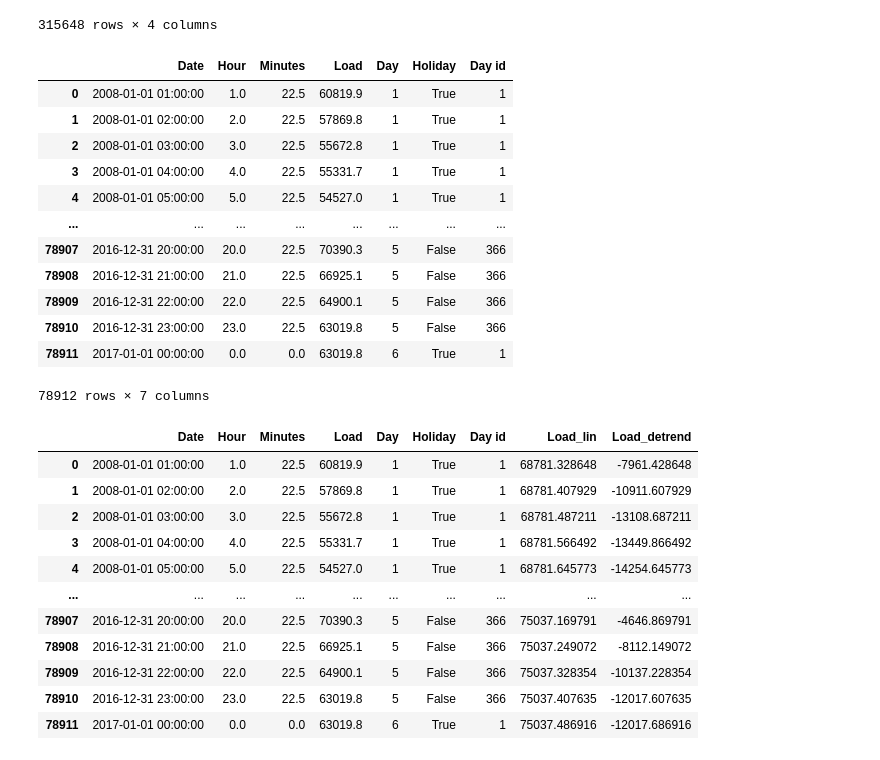
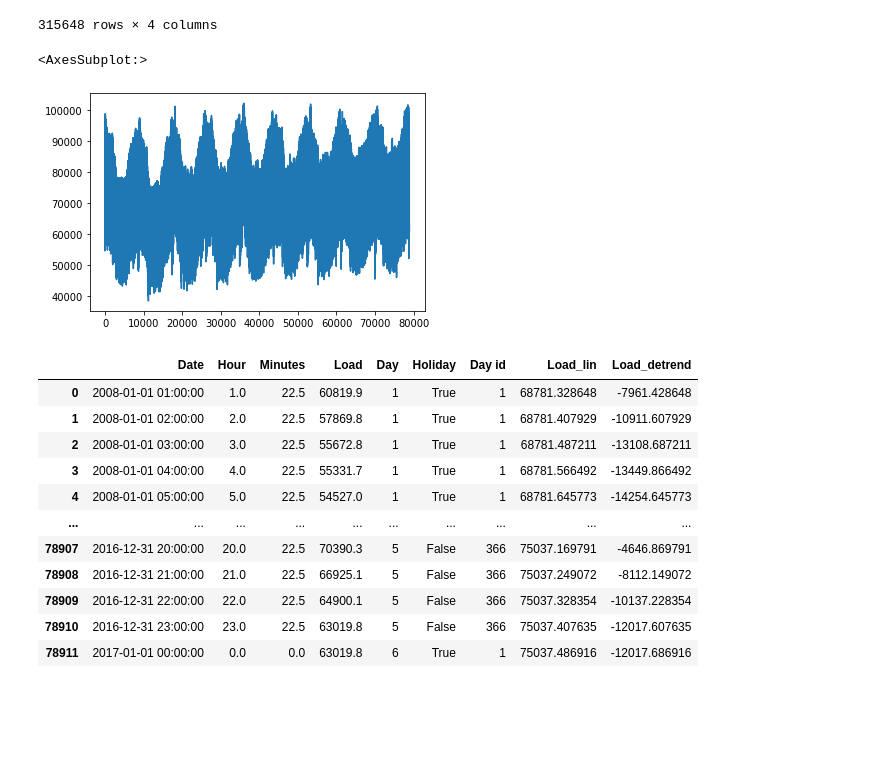
Before and after one commit to BleakHeart/Report-2, a Jupyter notebook: src/poland_fest.ipynb, the cells around one changed output. Saved outputs shown, nothing was run; the diff lists cells and outputs as text; code cells hidden in the pictures; blank space fills up the shorter version.

```diff
--- a/src/poland_fest.ipynb
+++ b/src/poland_fest.ipynb
@@ -38,22 +39,11 @@ Electric
 # %%
 df = resampling_data(Electric)
 
 df = df[~df.Load.isna()].reset_index(drop=True)
-df
+df['Load'].plot()
 # %% [output]
-|  | Date | Hour | Minutes | Load | Day | Holiday | Day id |
-| 0 | 2008-01-01 01:00:00 | 1.0 | 22.5 | 60819.9 | 1 | True | 1 |
-| 1 | 2008-01-01 02:00:00 | 2.0 | 22.5 | 57869.8 | 1 | True | 1 |
-| 2 | 2008-01-01 03:00:00 | 3.0 | 22.5 | 55672.8 | 1 | True | 1 |
-| 3 | 2008-01-01 04:00:00 | 4.0 | 22.5 | 55331.7 | 1 | True | 1 |
-| 4 | 2008-01-01 05:00:00 | 5.0 | 22.5 | 54527.0 | 1 | True | 1 |
-| ... | ... | ... | ... | ... | ... | ... | ... |
-| 78907 | 2016-12-31 20:00:00 | 20.0 | 22.5 | 70390.3 | 5 | False | 366 |
-| 78908 | 2016-12-31 21:00:00 | 21.0 | 22.5 | 66925.1 | 5 | False | 366 |
-| 78909 | 2016-12-31 22:00:00 | 22.0 | 22.5 | 64900.1 | 5 | False | 366 |
-| 78910 | 2016-12-31 23:00:00 | 23.0 | 22.5 | 63019.8 | 5 | False | 366 |
-| 78911 | 2017-01-01 00:00:00 | 0.0 | 0.0 | 63019.8 | 6 | True | 1 |
-78912 rows × 7 columns
+<AxesSubplot:>
+[figure, added]
 # %%
 df['Load_lin'] = linear_fit(x=df.index, y=df.Load)
 df['Load_detrend'] = df.Load - df['Load_lin']
```
Also changed, not shown: parts of 7 cells of this notebook, 6 other files.
